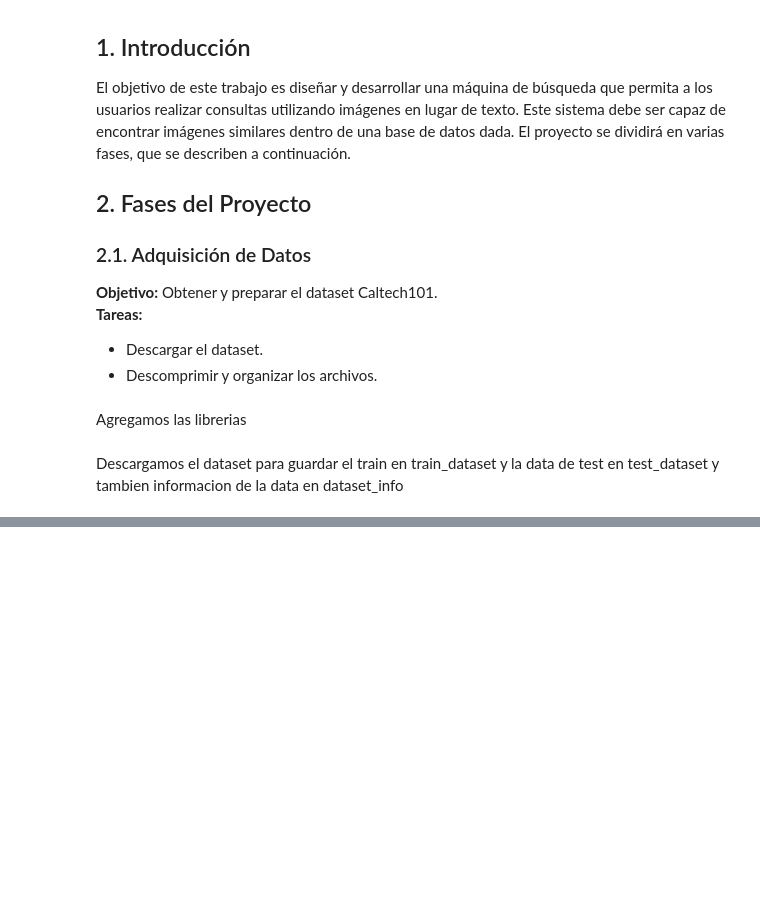
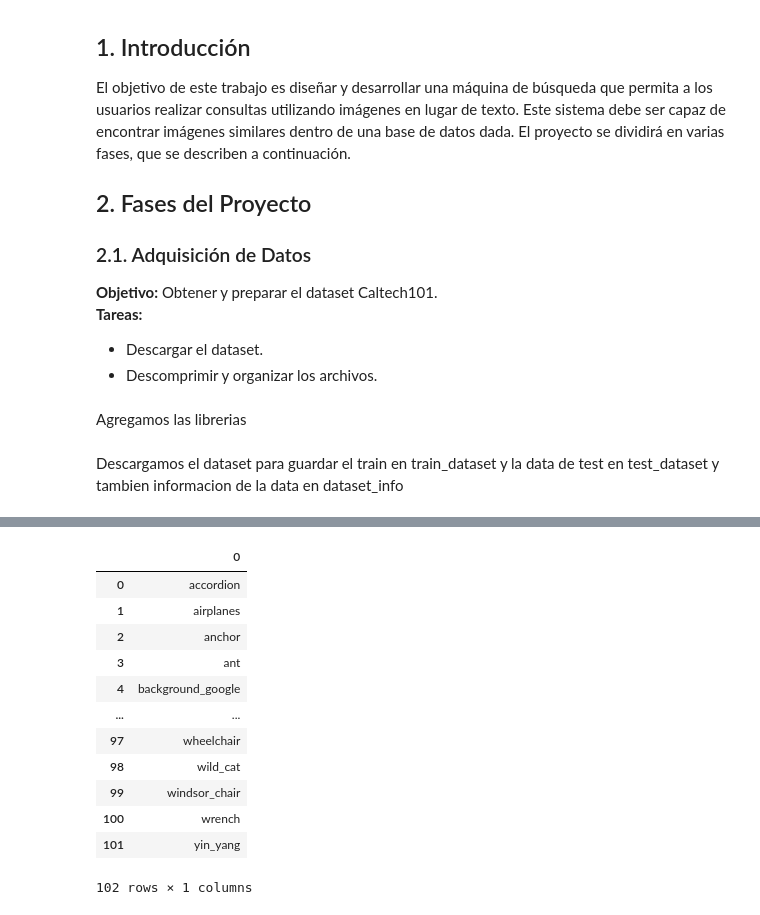
Before and after one commit to cesarduque26/Sistema-de-Recuperacion-de-informacion-de-imagenes, a Jupyter notebook: Extraccion_Caracteristicas.ipynb, the cells around one changed output, grey strips where cells are left out. Drawn from its saved outputs; the diff is of its cells as text; code cells hidden in the pictures; blank space fills up the shorter version.

```diff
--- a/Extraccion_Caracteristicas.ipynb
+++ b/Extraccion_Caracteristicas.ipynb
@@ -40,0 +36,17 @@ Dataset caltech101 downloaded and prepared to C:/Users/cesar/Downloads/tensorflo
+# %%
+name_classes = dataset_info.features['label'].names
+pd.DataFrame(name_classes)
+# %% [output]
+|  | 0 |
+| 0 | accordion |
+| 1 | airplanes |
+| 2 | anchor |
+| 3 | ant |
+| 4 | background_google |
+| ... | ... |
+| 97 | wheelchair |
+| 98 | wild_cat |
+| 99 | windsor_chair |
+| 100 | wrench |
+| 101 | yin_yang |
+102 rows × 1 columns
```
Also changed, not shown: parts of 14 cells of this notebook.
